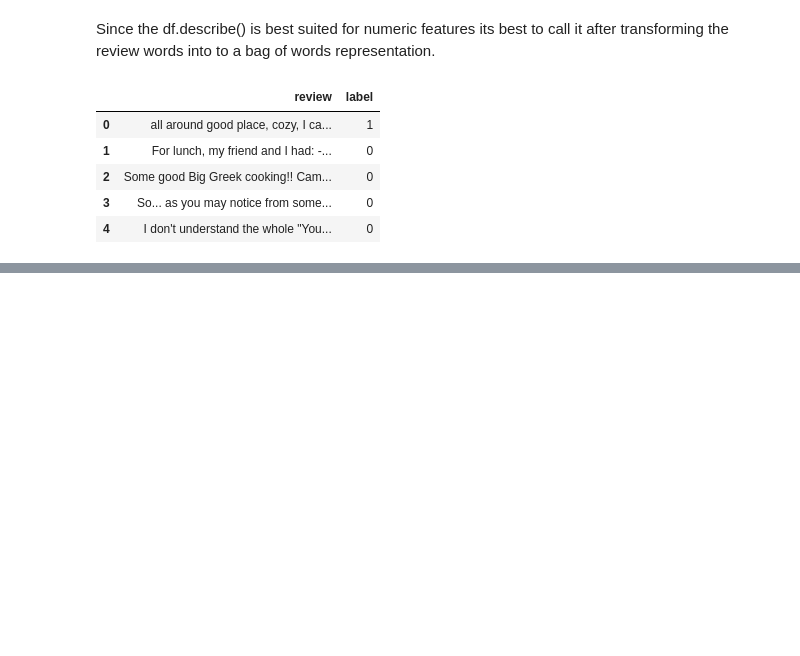
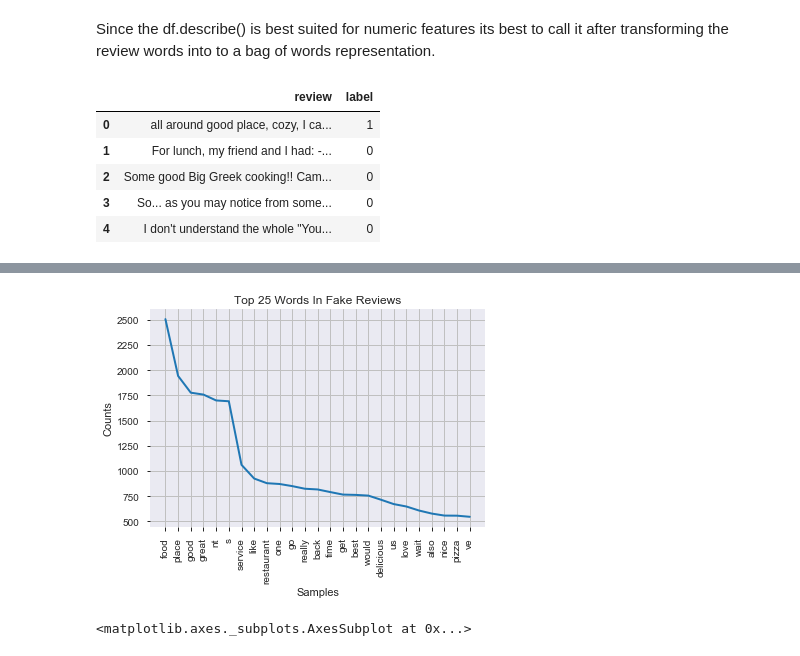
Before and after one commit to ameliachu/fake-review-detection-project, a Jupyter notebook: notebooks/ece278/00-EDA.ipynb, the cells around one changed output, grey strips where cells are left out. Saved outputs shown, nothing was run; the diff lists cells and outputs as text; code cells hidden in the pictures; blank space fills up the shorter version.

```diff
--- a/notebooks/ece278/00-EDA.ipynb
+++ b/notebooks/ece278/00-EDA.ipynb
@@ -98,0 +123,16 @@ len(set(stopwords.words('english')) )
+# %%
+# Creating a column for day of the week review was posted
+def get_day(date_string):
+    return calendar.day_name[dt.strptime(date_string, "%Y-%m-%d").weekday()]
+
+# Creating a column for month of the year review was posted
+def get_month(date_string):
+    return calendar.month_name[dt.strptime(date_string, "%Y-%m-%d").month]
+# %%
+data_df['day'] = data_df.date.apply(lambda x: get_day(x))
+data_df['month'] = data_df.date.apply(lambda x: get_month(x))
+# %%
+# Isolating fake reviews and real_reviews
+fake_reviews = data_df[review_df.label == 1]
+real_reviews = data_df[review_df.label == 0]
+fake_reviews.head()
@@ -98,0 +155,11 @@ len(set(stopwords.words('english')) )
+# %%
+# Creating Frequency distribution of words in both fake and real reviews
+
+fakereview_fdist = FreqDist(word.lower() for word_lst in fake_reviews.tokens_no_stopwords for word in word_lst)
+realreview_fdist = FreqDist(word.lower() for word_lst in real_reviews.tokens_no_stopwords for word in word_lst)
+# %%
+# Plotting word distributions in fake reviews
+fakereview_fdist.plot(25,title="Top 25 Words In Fake Reviews")
+# %% [output]
+[figure, added]
+<matplotlib.axes._subplots.AxesSubplot at 0x...>
```
Also changed, not shown: parts of 20 cells of this notebook, 1 other file.
